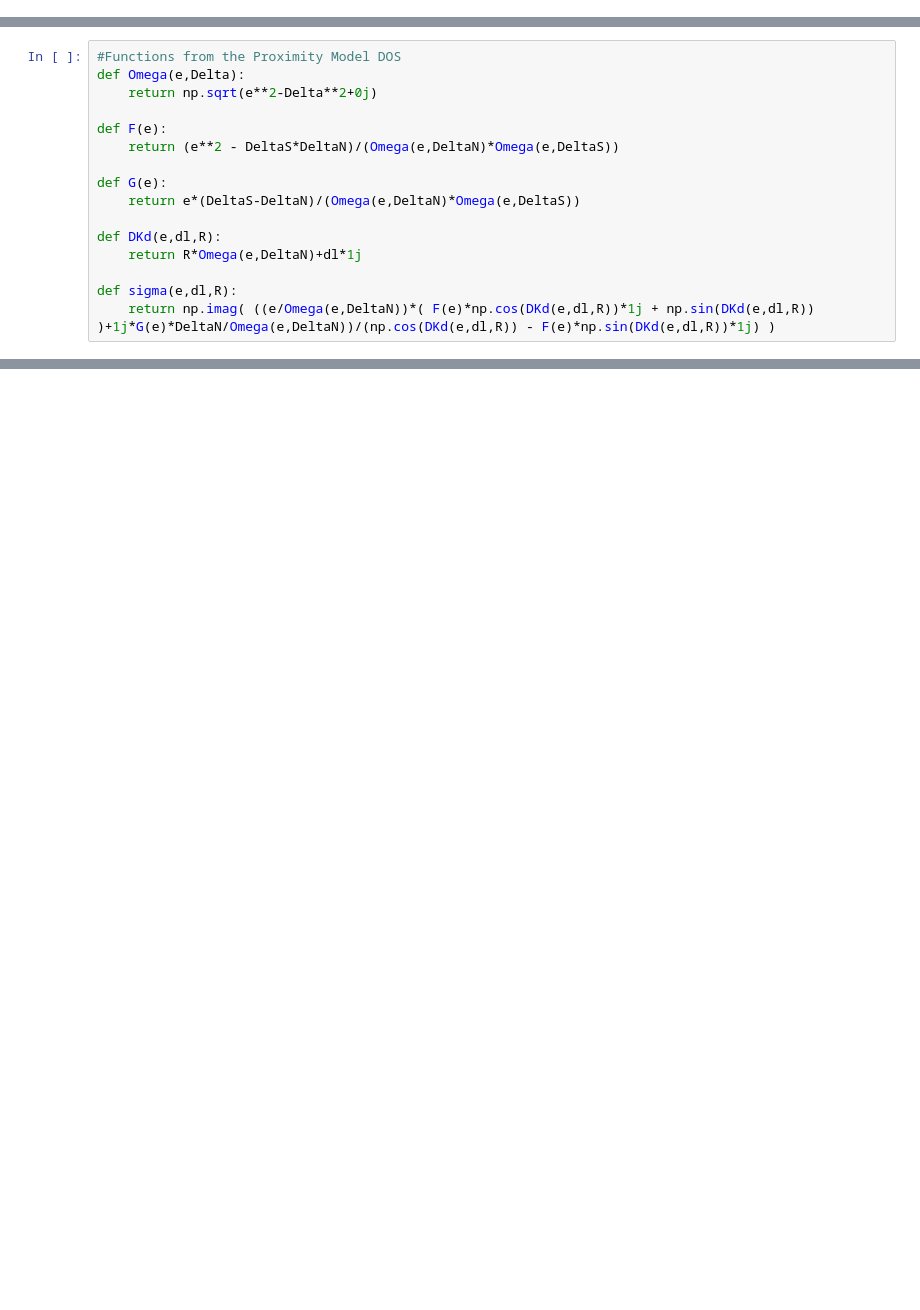
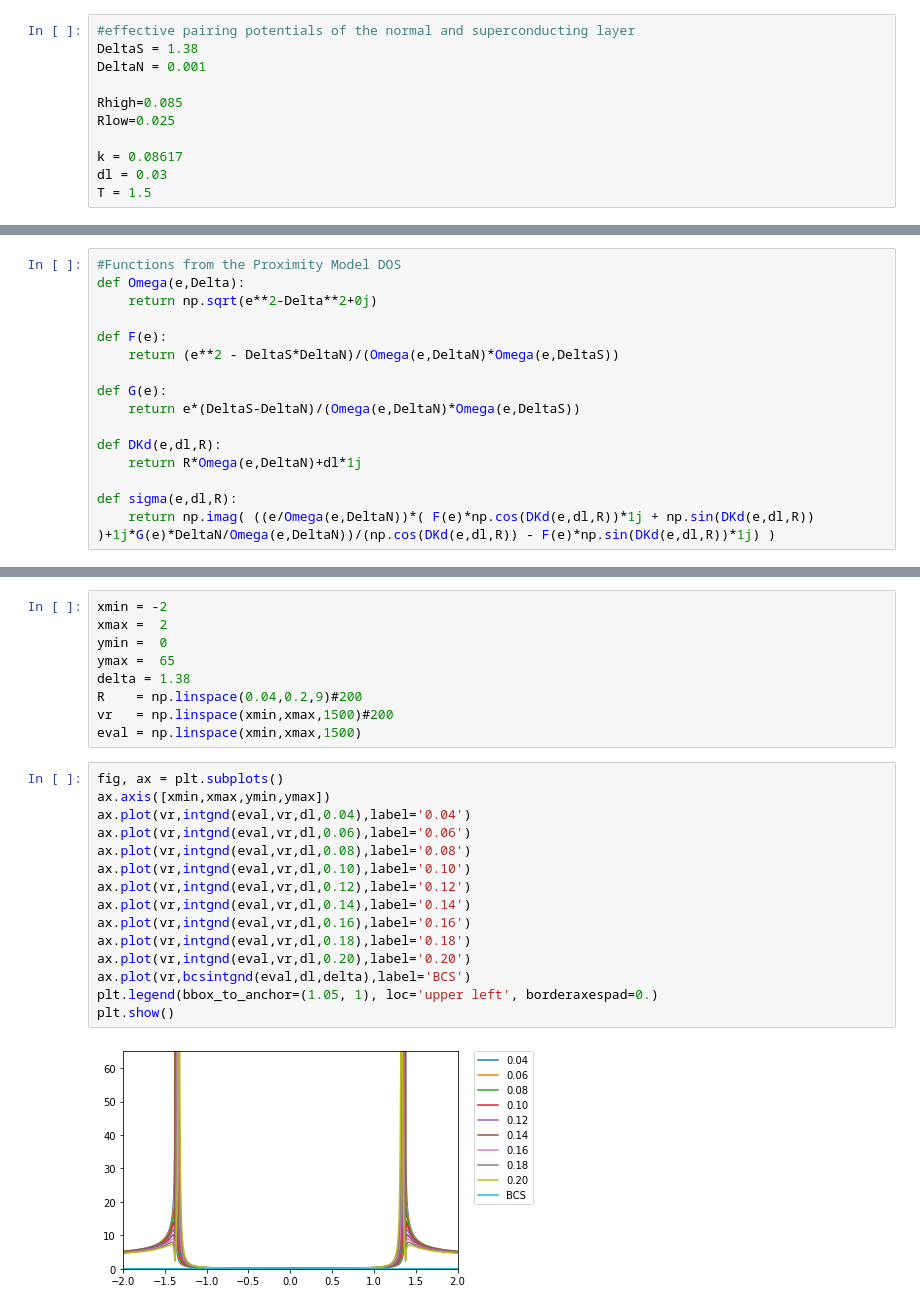
Before and after one commit to jasmineA20/Avocodo, a Jupyter notebook: SIS.ipynb, the cells around one changed output, grey strips where cells are left out. Saved outputs shown, nothing was run; the diff lists cells and outputs as text; blank space fills up the shorter version.

```diff
--- a/SIS.ipynb
+++ b/SIS.ipynb
@@ -53,0 +48,11 @@ for a in v :
+# %%
+#effective pairing potentials of the normal and superconducting layer
+DeltaS = 1.38
+DeltaN = 0.001
+
+Rhigh=0.085
+Rlow=0.025
+
+k = 0.08617
+dl = 0.03
+T = 1.5
@@ -155,0 +158,26 @@ plt.tick_params(axis='x',pad=10)
+# %%
+xmin = -2
+xmax =  2
+ymin =  0
+ymax =  65
+delta = 1.38
+R    = np.linspace(0.04,0.2,9)#200
+vr   = np.linspace(xmin,xmax,1500)#200
+eval = np.linspace(xmin,xmax,1500)
+# %%
+fig, ax = plt.subplots()
+ax.axis([xmin,xmax,ymin,ymax])
+ax.plot(vr,intgnd(eval,vr,dl,0.04),label='0.04')
+ax.plot(vr,intgnd(eval,vr,dl,0.06),label='0.06')
+ax.plot(vr,intgnd(eval,vr,dl,0.08),label='0.08')
+ax.plot(vr,intgnd(eval,vr,dl,0.10),label='0.10')
+ax.plot(vr,intgnd(eval,vr,dl,0.12),label='0.12')
+ax.plot(vr,intgnd(eval,vr,dl,0.14),label='0.14')
+ax.plot(vr,intgnd(eval,vr,dl,0.16),label='0.16')
+ax.plot(vr,intgnd(eval,vr,dl,0.18),label='0.18')
+ax.plot(vr,intgnd(eval,vr,dl,0.20),label='0.20')
+ax.plot(vr,bcsintgnd(eval,dl,delta),label='BCS')
+plt.legend(bbox_to_anchor=(1.05, 1), loc='upper left', borderaxespad=0.)
+plt.show()
+# %% [output]
+[figure, added]
```
Also changed, not shown: parts of 20 cells of this notebook.
